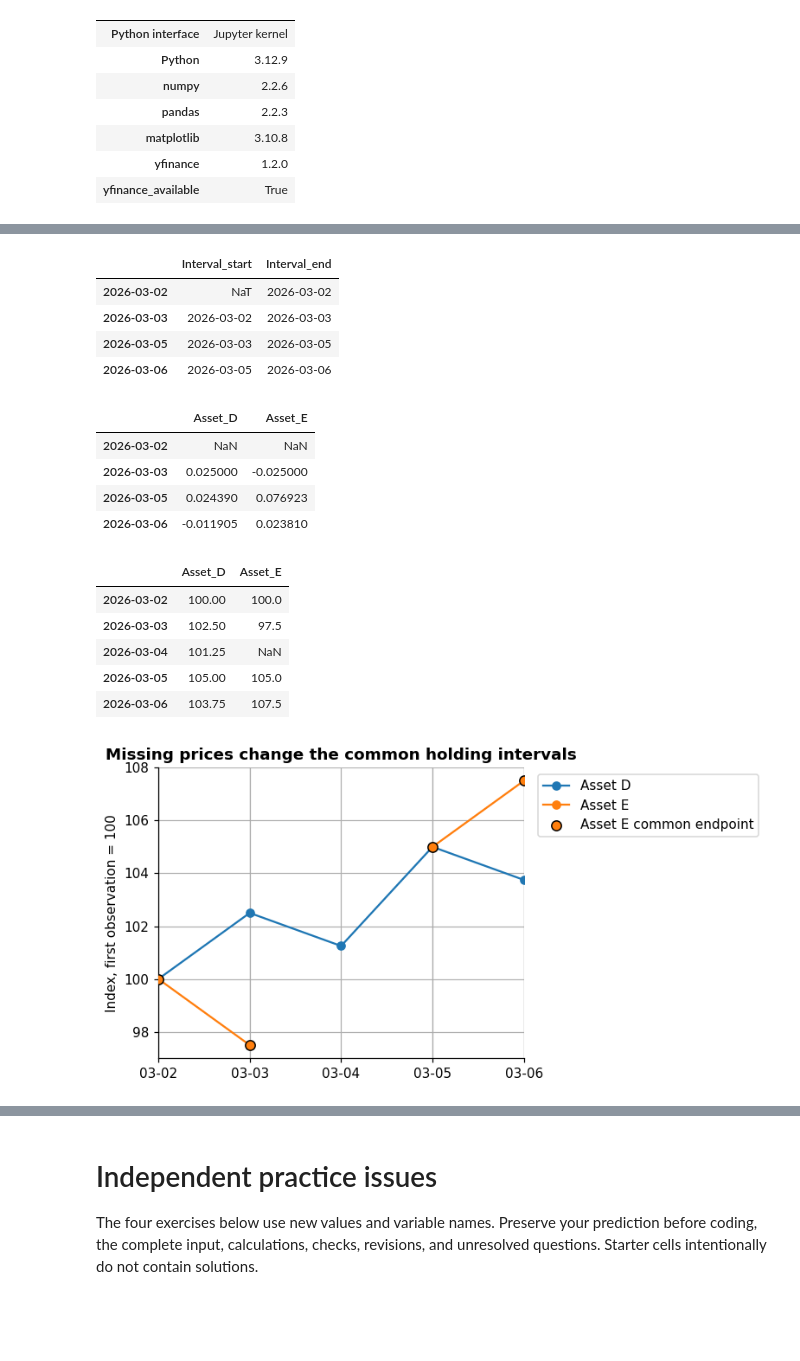
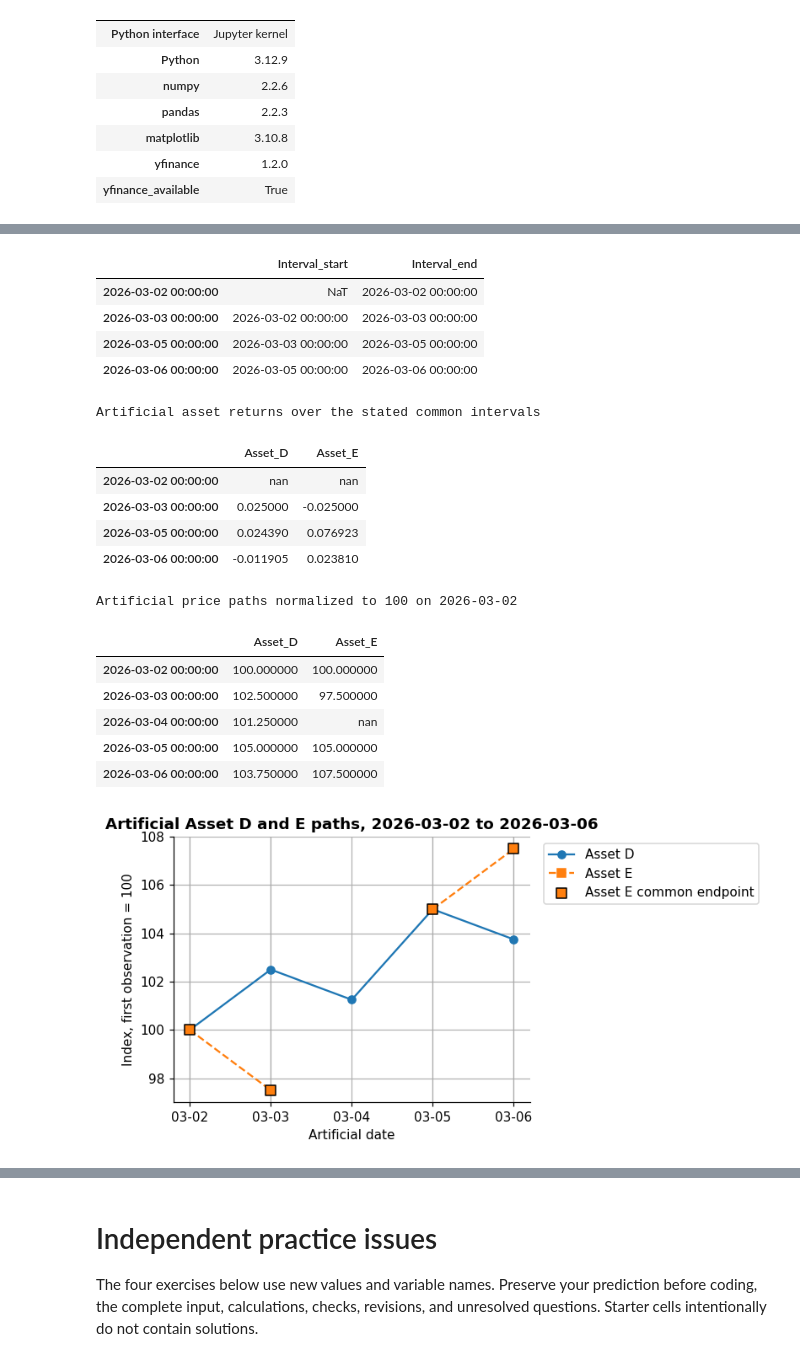
Before and after one commit to KennethWYLee/FinTech, a Jupyter notebook: course/02/week2_main.ipynb, the cells around one changed output, grey strips where cells are left out. Saved outputs shown, nothing was run; the diff lists cells and outputs as text; code cells hidden in the pictures; blank space fills up the shorter version.

```diff
--- a/course/02/week2_main.ipynb
+++ b/course/02/week2_main.ipynb
@@ -1757,17 +2290,51 @@ intervals = pd.DataFrame(
     index=common_prices.index,
 )
 
-display(multi_asset_prices)
-display(common_prices)
-display(intervals)
-display(common_returns.round(6))
+display(
+    multi_asset_prices.style.set_caption(
+        "Artificial asset prices with Asset E missing on 2026-03-04"
+    )
+)
+display(
+    common_prices.style.set_caption(
+        "Price endpoints available for both artificial assets"
+    )
+)
+display(
+    intervals.style.set_caption(
+        "Beginning and ending dates for returns calculated from common endpoints"
+    )
+)
+display(
+    common_returns.round(6).style.set_caption(
+        "Artificial asset returns over the stated common intervals"
+    )
+)
 
 normalized_multi_asset = multi_asset_prices.div(multi_asset_prices.iloc[0]).mul(100)
-display(normalized_multi_asset.round(2))
+display(
+    normalized_multi_asset.round(2).style.set_caption(
+        "Artificial price paths normalized to 100 on 2026-03-02"
+    )
+)
 normalized_multi_asset_plot = normalized_multi_asset.rename(
     columns={"Asset_D": "Asset D", "Asset_E": "Asset E"}
 )
-ax = normalized_multi_asset_plot.plot(marker="o")
+fig, ax = plt.subplots()
+ax.plot(
+    normalized_multi_asset_plot.index,
+    normalized_multi_asset_plot["Asset D"],
+    marker="o",
+    linestyle="-",
+    label="Asset D",
+)
+ax.plot(
+    normalized_multi_asset_plot.index,
+    normalized_multi_asset_plot["Asset E"],
+    marker="s",
+    linestyle="--",
+    label="Asset E",
+)
 for date in common_prices.index:
     ax.axvline(date, color="grey", alpha=0.12, linewidth=1)
 ax.scatter(
@@ -1775,12 +2342,14 @@ ax.scatter(
     normalized_multi_asset.loc[common_prices.index, "Asset_E"],
     color="tab:orange",
     edgecolor="black",
+    marker="s",
     s=55,
     label="Asset E common endpoint",
     zorder=4,
 )
 ax.set_ylabel("Index, first observation = 100")
-ax.set_title("Missing prices change the common holding intervals")
+ax.set_xlabel("Artificial date")
+ax.set_title("Artificial Asset D and E paths, 2026-03-02 to 2026-03-06")
 ax.set_xticks(normalized_multi_asset.index, normalized_multi_asset.index.strftime("%m-%d"))
 ax.legend(bbox_to_anchor=(1.02, 1), loc="upper left")
 plt.tight_layout()
@@ -1803,20 +2375,22 @@ assert common_returns.notna().all(axis=1).sum() == 3
 |  | Interval_start | Interval_end |
-| 2026-03-02 | NaT | 2026-03-02 |
-| 2026-03-03 | 2026-03-02 | 2026-03-03 |
-| 2026-03-05 | 2026-03-03 | 2026-03-05 |
-| 2026-03-06 | 2026-03-05 | 2026-03-06 |
+| 2026-03-02 00:00:00 | NaT | 2026-03-02 00:00:00 |
+| 2026-03-03 00:00:00 | 2026-03-02 00:00:00 | 2026-03-03 00:00:00 |
+| 2026-03-05 00:00:00 | 2026-03-03 00:00:00 | 2026-03-05 00:00:00 |
+| 2026-03-06 00:00:00 | 2026-03-05 00:00:00 | 2026-03-06 00:00:00 |
+Artificial asset returns over the stated common intervals
 |  | Asset_D | Asset_E |
-| 2026-03-02 | NaN | NaN |
-| 2026-03-03 | 0.025000 | -0.025000 |
-| 2026-03-05 | 0.024390 | 0.076923 |
-| 2026-03-06 | -0.011905 | 0.023810 |
+| 2026-03-02 00:00:00 | nan | nan |
+| 2026-03-03 00:00:00 | 0.025000 | -0.025000 |
+| 2026-03-05 00:00:00 | 0.024390 | 0.076923 |
+| 2026-03-06 00:00:00 | -0.011905 | 0.023810 |
+Artificial price paths normalized to 100 on 2026-03-02
 |  | Asset_D | Asset_E |
-| 2026-03-02 | 100.00 | 100.0 |
-| 2026-03-03 | 102.50 | 97.5 |
-| 2026-03-04 | 101.25 | NaN |
-| 2026-03-05 | 105.00 | 105.0 |
-| 2026-03-06 | 103.75 | 107.5 |
+| 2026-03-02 00:00:00 | 100.000000 | 100.000000 |
+| 2026-03-03 00:00:00 | 102.500000 | 97.500000 |
+| 2026-03-04 00:00:00 | 101.250000 | nan |
+| 2026-03-05 00:00:00 | 105.000000 | 105.000000 |
+| 2026-03-06 00:00:00 | 103.750000 | 107.500000 |
-[figure, old version]
+[figure, new version]
 # %% [markdown]
 ### Interpret the output
 
```
Also changed, not shown: parts of 68 cells of this notebook.
